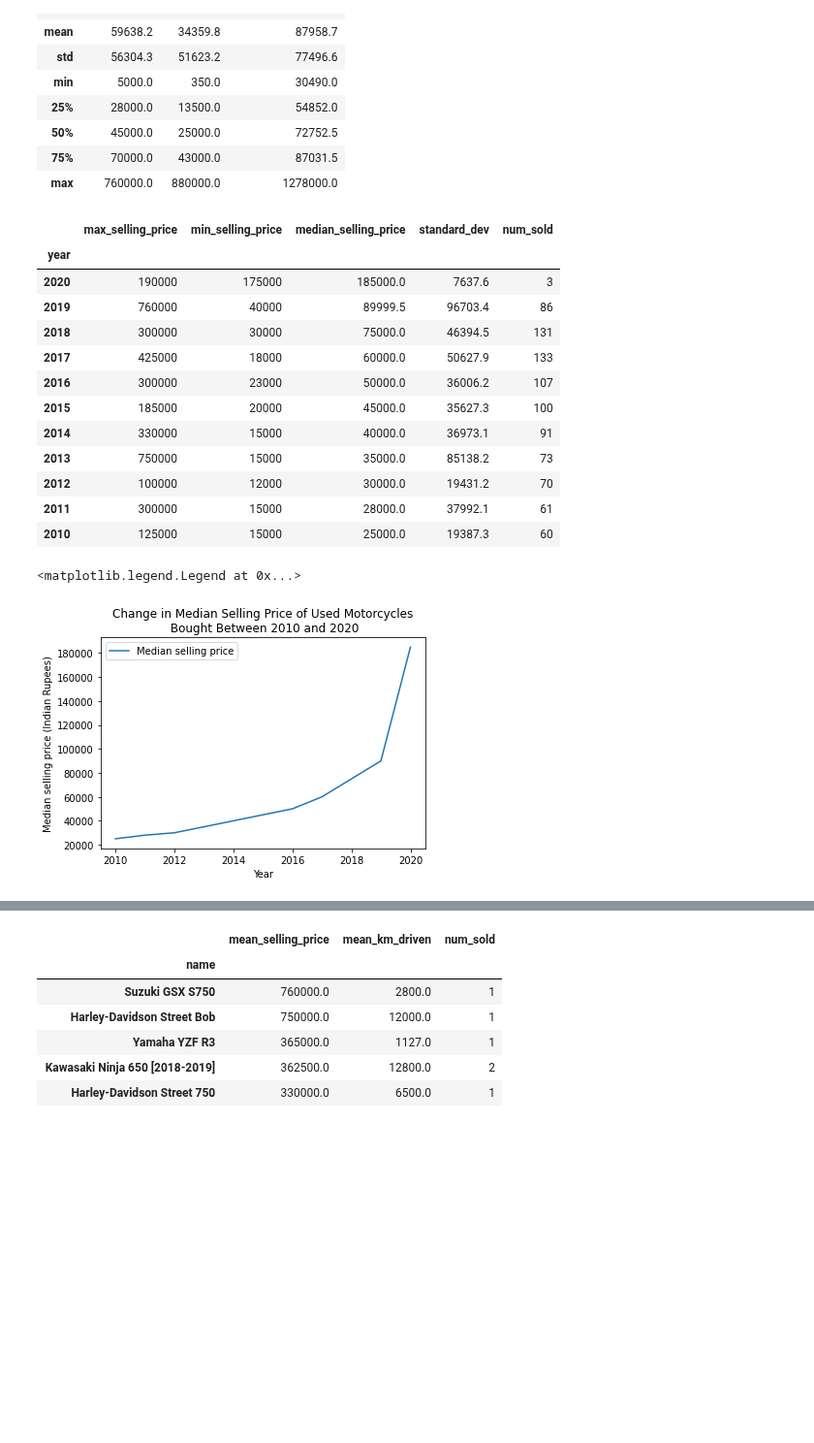
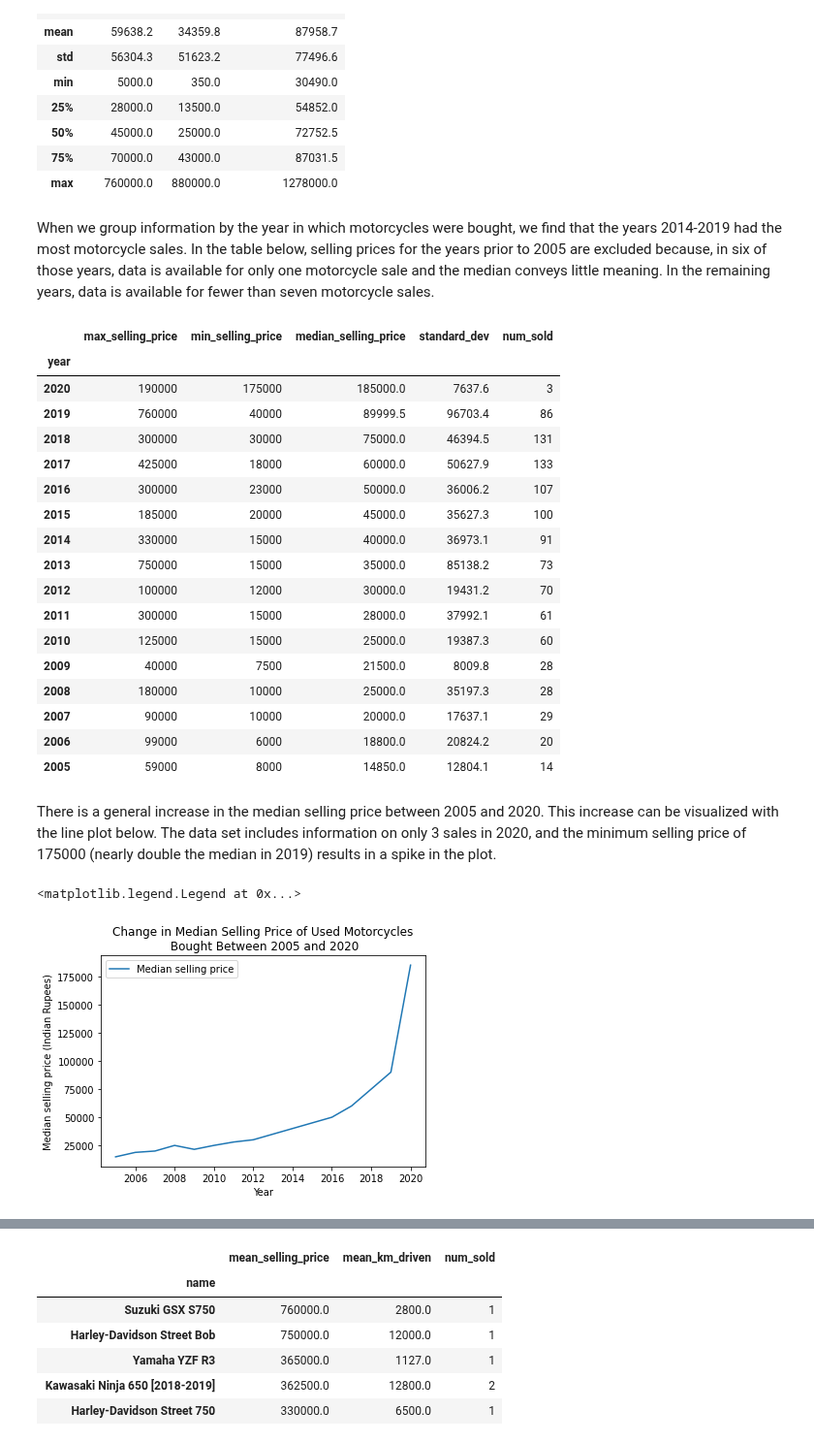
Before and after one commit to scimaksim/ST_590_Project1, a Jupyter notebook: Group_B_Project_1.ipynb, the cells around one changed output, grey strips where cells are left out. Shown at 97% size. Drawn from its saved outputs; the diff is of its cells as text; code cells hidden in the pictures; blank space fills up the shorter version.

```diff
--- a/Group_B_Project_1.ipynb
+++ b/Group_B_Project_1.ipynb
@@ -76,6 +76,8 @@ num_vars.describe().round(1)
 | 50% | 45000.0 | 25000.0 | 72752.5 |
 | 75% | 70000.0 | 43000.0 | 87031.5 |
 | max | 760000.0 | 880000.0 | 1278000.0 |
+# %% [markdown]
+When we group information by the year in which motorcycles were bought, we find that the years 2014-2019 had the most motorcycle sales. In the table below, selling prices for the years prior to 2005 are excluded because, in six of those years, data is available for only one motorcycle sale and the median conveys little meaning. In the remaining years, data is available for fewer than seven motorcycle sales.
 # %%
 # Create numeric summaries for selling_price and group by year
 annual_num_summaries = bike_data \
@@ -94,7 +96,7 @@ num_sold = bike_data[["year", "name"]].groupby("year").count().sort_values(by="y
 annual_num_summaries["num_sold"] = num_sold["name"]
 
 # Display numeric summaries for the last 10 years while rounding standard deviation
-annual_summaries = annual_num_summaries.sort_values(by="year", ascending=False).head(11).round(1)
+annual_summaries = annual_num_summaries.sort_values(by="year", ascending=False).head(16).round(1)
 annual_summaries
 # %% [output]
 |  | max_selling_price | min_selling_price | median_selling_price | standard_dev | num_sold |
@@ -110,12 +112,19 @@ annual_summaries
 | 2012 | 100000 | 12000 | 30000.0 | 19431.2 | 70 |
 | 2011 | 300000 | 15000 | 28000.0 | 37992.1 | 61 |
 | 2010 | 125000 | 15000 | 25000.0 | 19387.3 | 60 |
+| 2009 | 40000 | 7500 | 21500.0 | 8009.8 | 28 |
+| 2008 | 180000 | 10000 | 25000.0 | 35197.3 | 28 |
+| 2007 | 90000 | 10000 | 20000.0 | 17637.1 | 29 |
+| 2006 | 99000 | 6000 | 18800.0 | 20824.2 | 20 |
+| 2005 | 59000 | 8000 | 14850.0 | 12804.1 | 14 |
+# %% [markdown]
+There is a general increase in the median selling price between 2005 and 2020. This increase can be visualized with the line plot below. The data set includes information on only 3 sales in 2020, and the minimum selling price of 175000 (nearly double the median in 2019) results in a spike in the plot.
 # %%
 annual_summaries.plot.line(y="median_selling_price")
-plt.title("Change in Median Selling Price of Used Motorcycles\n Bought Between 2010 and 2020")
+plt.title("Change in Median Selling Price of Used Motorcycles\n Bought Between 2005 and 2020")
 plt.ylabel("Median selling price (Indian Rupees)")
 plt.xlabel("Year")
 plt.legend(["Median selling price"])
 # %% [output]
 <matplotlib.legend.Legend at 0x...>
-[figure, old version]
+[figure, new version]
```
Also changed, not shown: parts of 5 cells of this notebook.
